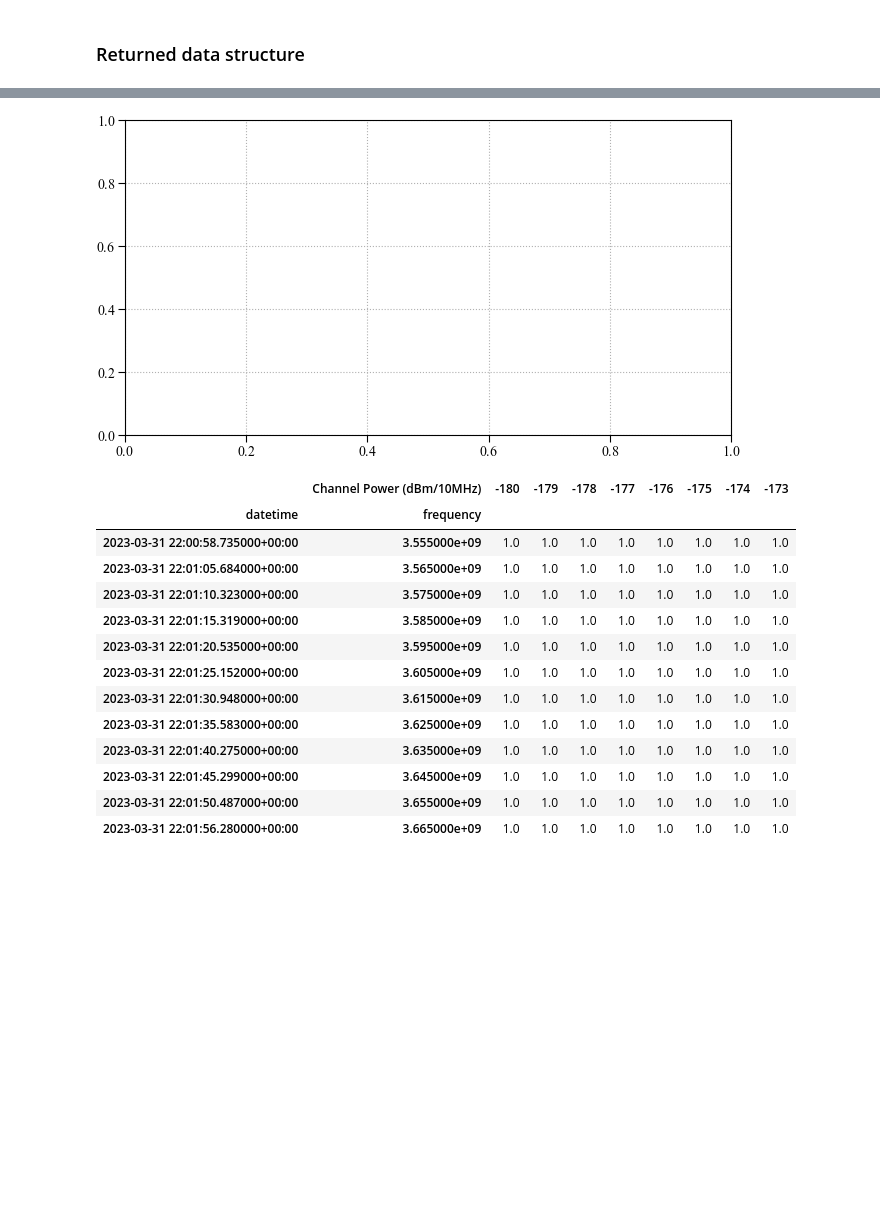
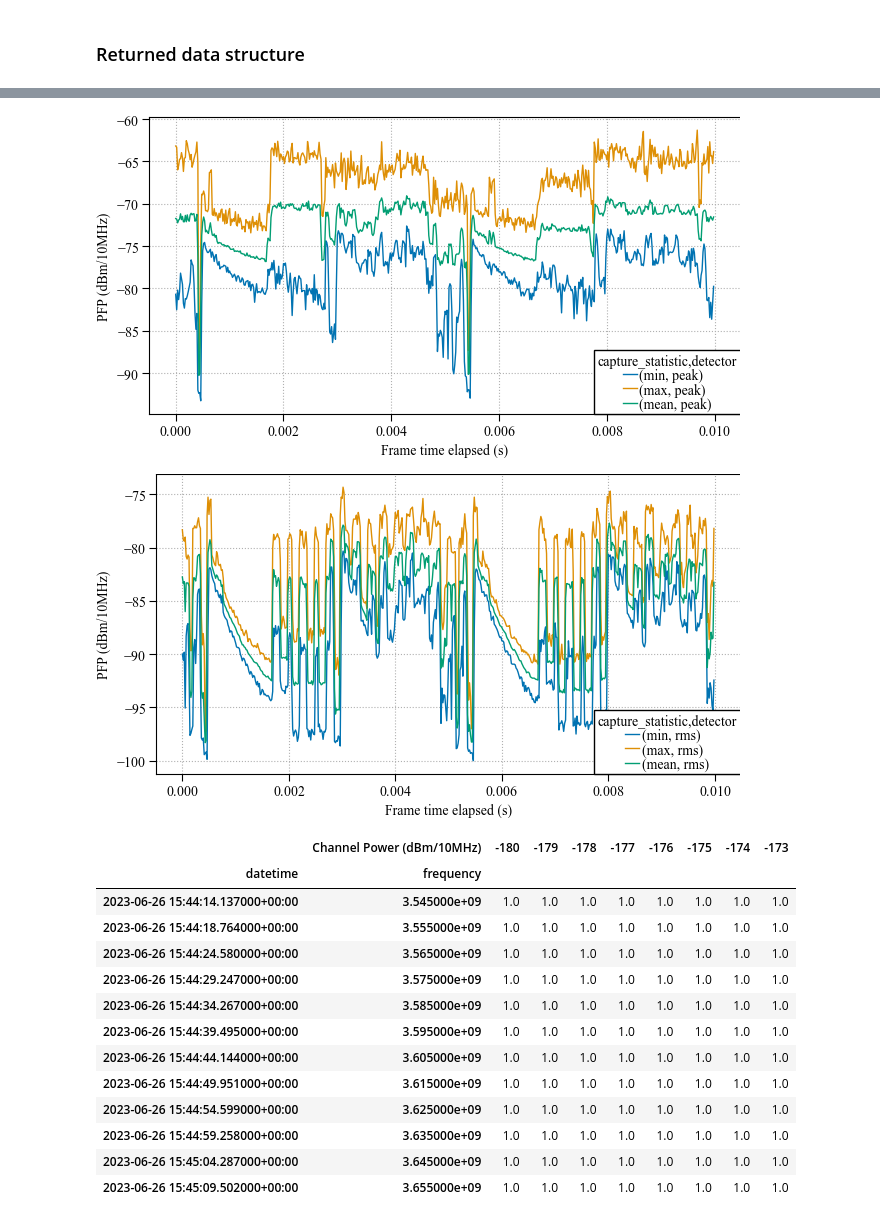
Before and after one commit to usnistgov/nasctn-sea-ingest, a Jupyter notebook: demos/read_seamf.ipynb, the cells around one changed output, grey strips where cells are left out. Saved outputs shown, nothing was run; the diff lists cells and outputs as text; code cells hidden in the pictures; blank space fills up the shorter version.

```diff
--- a/demos/read_seamf.ipynb
+++ b/demos/read_seamf.ipynb
@@ -18,10 +18,11 @@ dfs2 = sea_ingest.read_seamf(data_path/'example_v2.sigmf', tz="America/New_York"
 meta3 = sea_ingest.read_seamf_meta(data_path/'example_v3.sigmf', tz="America/New_York")
 dfs3 = sea_ingest.read_seamf(data_path/'example_v3.sigmf', tz="America/New_York")
 dfs4 = sea_ingest.read_seamf(data_path/'example_v4.sigmf') # timezone can be automatically identified from v4 onward
+dfs5 = sea_ingest.read_seamf(data_path/'example_v5.sigmf')
 
 # # some alternative loading options
-arrs4 = sea_ingest.read_seamf(data_path/'example_v4.sigmf', container_cls=np.ndarray, tz="America/New_York")
-data4, meta4 = sea_ingest.read_seamf(data_path/'example_v4.sigmf', force_loader_cls=bytes, tz="America/New_York")
+arrs5 = sea_ingest.read_seamf(data_path/'example_v5.sigmf', container_cls=np.ndarray, tz="America/New_York")
+data5, meta5 = sea_ingest.read_seamf(data_path/'example_v5.sigmf', force_loader_cls=bytes, tz="America/New_York")
 # %% [markdown]
 ### Index name and order consistency check
 # %%
@@ -245,8 +210,8 @@ dfs4['pfp'].head(12).iloc[:,:6]
 # %%
 fig, ax = plt.subplots()
 (
-    dfs4['pfp']
-    .loc(axis=0)[:,3.555e9,:,'max']  # Before v4, change "max" to "peak"
+    dfs5['pfp']
+    .loc(axis=0)[:,3.555e9,:,'peak']
     .droplevel(['datetime','frequency'])
     .T
     .plot(ax=ax, ylabel='PFP (dBm/10MHz)')
@@ -254,8 +219,8 @@ fig, ax = plt.subplots()
 
 fig, ax = plt.subplots()
 (
-    dfs4['pfp']
-    .loc(axis=0)[:,3.555e9,:,'mean']  # Before v4, chane "mean" to "rms"
+    dfs5['pfp']
+    .loc(axis=0)[:,3.555e9,:,'rms']
     .droplevel(['datetime','frequency'])
     .T
     .plot(ax=ax, ylabel='PFP (dBm/10MHz)')
@@ -265,21 +230,22 @@ KeyError: 'max'
-[figure, old version]
+[figure, new version]
+[figure, added]
 # %%
-dfs4['apd'].head(12).iloc[:,:8]
+dfs5['apd'].head(12).iloc[:,:8]
 # %% [output]
 |  | Channel Power (dBm/10MHz) | -180 | -179 | -178 | -177 | -176 | -175 | -174 | -173 |
 | datetime | frequency |  |  |  |  |  |  |  |  |
-| 2023-03-31 22:00:58.735000+00:00 | 3.555000e+09 | 1.0 | 1.0 | 1.0 | 1.0 | 1.0 | 1.0 | 1.0 | 1.0 |
-| 2023-03-31 22:01:05.684000+00:00 | 3.565000e+09 | 1.0 | 1.0 | 1.0 | 1.0 | 1.0 | 1.0 | 1.0 | 1.0 |
-| 2023-03-31 22:01:10.323000+00:00 | 3.575000e+09 | 1.0 | 1.0 | 1.0 | 1.0 | 1.0 | 1.0 | 1.0 | 1.0 |
-| 2023-03-31 22:01:15.319000+00:00 | 3.585000e+09 | 1.0 | 1.0 | 1.0 | 1.0 | 1.0 | 1.0 | 1.0 | 1.0 |
-| 2023-03-31 22:01:20.535000+00:00 | 3.595000e+09 | 1.0 | 1.0 | 1.0 | 1.0 | 1.0 | 1.0 | 1.0 | 1.0 |
-| 2023-03-31 22:01:25.152000+00:00 | 3.605000e+09 | 1.0 | 1.0 | 1.0 | 1.0 | 1.0 | 1.0 | 1.0 | 1.0 |
-| 2023-03-31 22:01:30.948000+00:00 | 3.615000e+09 | 1.0 | 1.0 | 1.0 | 1.0 | 1.0 | 1.0 | 1.0 | 1.0 |
-| 2023-03-31 22:01:35.583000+00:00 | 3.625000e+09 | 1.0 | 1.0 | 1.0 | 1.0 | 1.0 | 1.0 | 1.0 | 1.0 |
-| 2023-03-31 22:01:40.275000+00:00 | 3.635000e+09 | 1.0 | 1.0 | 1.0 | 1.0 | 1.0 | 1.0 | 1.0 | 1.0 |
-| 2023-03-31 22:01:45.299000+00:00 | 3.645000e+09 | 1.0 | 1.0 | 1.0 | 1.0 | 1.0 | 1.0 | 1.0 | 1.0 |
-| 2023-03-31 22:01:50.487000+00:00 | 3.655000e+09 | 1.0 | 1.0 | 1.0 | 1.0 | 1.0 | 1.0 | 1.0 | 1.0 |
-| 2023-03-31 22:01:56.280000+00:00 | 3.665000e+09 | 1.0 | 1.0 | 1.0 | 1.0 | 1.0 | 1.0 | 1.0 | 1.0 |
+| 2023-06-26 15:44:14.137000+00:00 | 3.545000e+09 | 1.0 | 1.0 | 1.0 | 1.0 | 1.0 | 1.0 | 1.0 | 1.0 |
+| 2023-06-26 15:44:18.764000+00:00 | 3.555000e+09 | 1.0 | 1.0 | 1.0 | 1.0 | 1.0 | 1.0 | 1.0 | 1.0 |
+| 2023-06-26 15:44:24.580000+00:00 | 3.565000e+09 | 1.0 | 1.0 | 1.0 | 1.0 | 1.0 | 1.0 | 1.0 | 1.0 |
+| 2023-06-26 15:44:29.247000+00:00 | 3.575000e+09 | 1.0 | 1.0 | 1.0 | 1.0 | 1.0 | 1.0 | 1.0 | 1.0 |
+| 2023-06-26 15:44:34.267000+00:00 | 3.585000e+09 | 1.0 | 1.0 | 1.0 | 1.0 | 1.0 | 1.0 | 1.0 | 1.0 |
+| 2023-06-26 15:44:39.495000+00:00 | 3.595000e+09 | 1.0 | 1.0 | 1.0 | 1.0 | 1.0 | 1.0 | 1.0 | 1.0 |
+| 2023-06-26 15:44:44.144000+00:00 | 3.605000e+09 | 1.0 | 1.0 | 1.0 | 1.0 | 1.0 | 1.0 | 1.0 | 1.0 |
+| 2023-06-26 15:44:49.951000+00:00 | 3.615000e+09 | 1.0 | 1.0 | 1.0 | 1.0 | 1.0 | 1.0 | 1.0 | 1.0 |
+| 2023-06-26 15:44:54.599000+00:00 | 3.625000e+09 | 1.0 | 1.0 | 1.0 | 1.0 | 1.0 | 1.0 | 1.0 | 1.0 |
+| 2023-06-26 15:44:59.258000+00:00 | 3.635000e+09 | 1.0 | 1.0 | 1.0 | 1.0 | 1.0 | 1.0 | 1.0 | 1.0 |
+| 2023-06-26 15:45:04.287000+00:00 | 3.645000e+09 | 1.0 | 1.0 | 1.0 | 1.0 | 1.0 | 1.0 | 1.0 | 1.0 |
+| 2023-06-26 15:45:09.502000+00:00 | 3.655000e+09 | 1.0 | 1.0 | 1.0 | 1.0 | 1.0 | 1.0 | 1.0 | 1.0 |
 # %%
 import pandas as pd
 fig, ax = plt.subplots()
```
Also changed, not shown: parts of 13 cells of this notebook, 5 other files.
